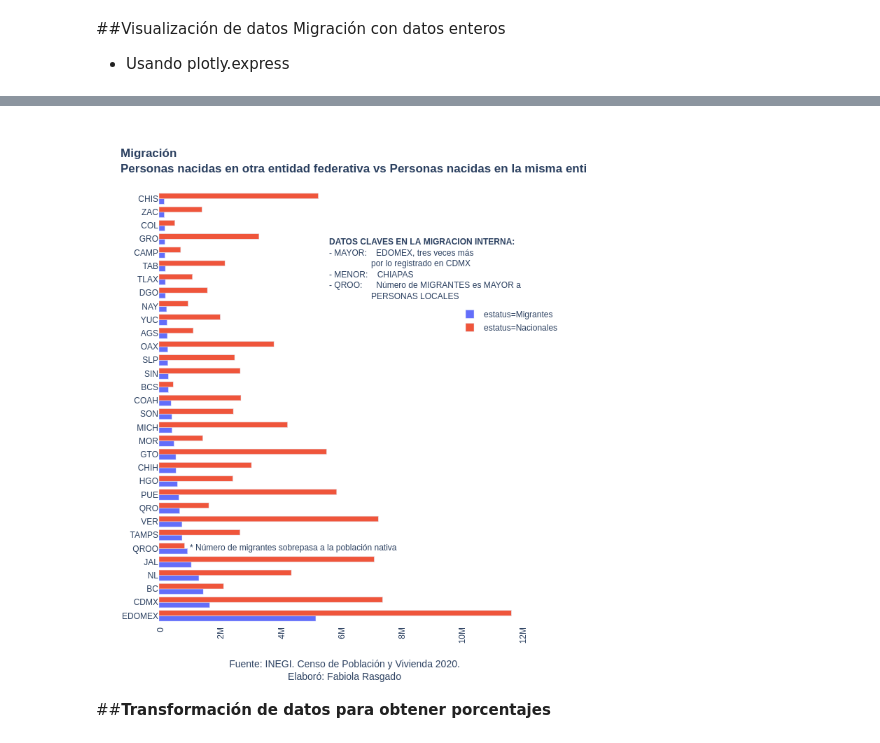
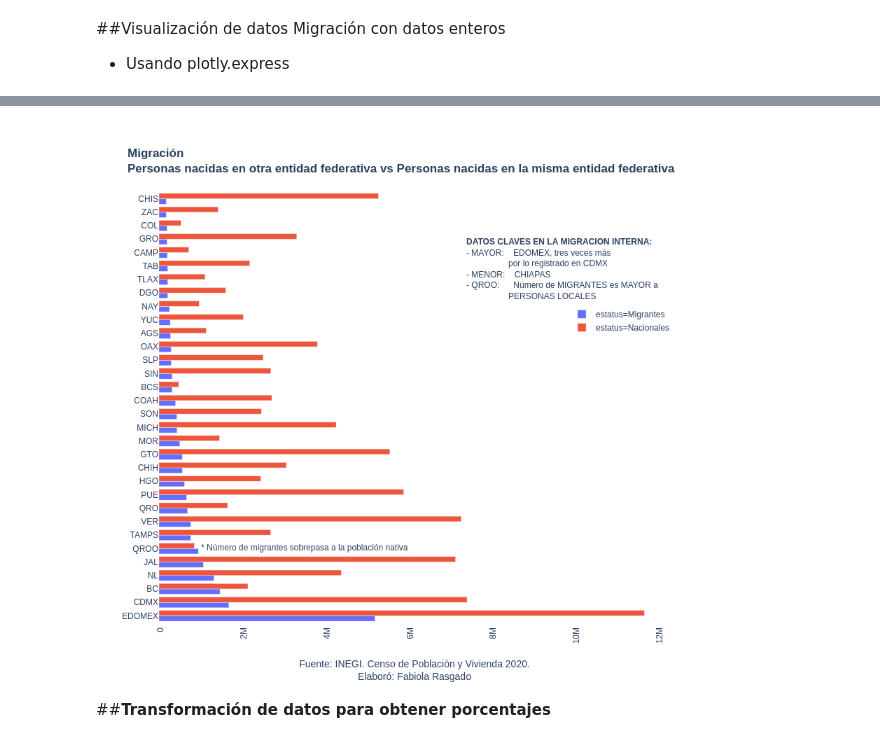
Before and after one commit to frasgado/Analisis_Censo_2020, a Jupyter notebook: 05_MIGRACION_NACIONAL_CENSO2020.ipynb, the cells around one changed output, grey strips where cells are left out. Drawn from its saved outputs; the diff is of its cells as text; code cells hidden in the pictures.

```diff
--- a/05_MIGRACION_NACIONAL_CENSO2020.ipynb
+++ b/05_MIGRACION_NACIONAL_CENSO2020.ipynb
@@ -357,12 +357,16 @@ fig.write_image("05_Numero_de_Personas_en_Migracion_por_Estado.jpg")
 fig.show()
 # %% [output]
 [interactive output not drawn]
-# %%
-img_bytes = fig.to_image(format="png")
-from IPython.display import Image
-Image(img_bytes)
-# %% [output]
-[figure, removed]
+# %%
+# Exportar en formato png
+# En formato HTML, se tiene mejor experiencia de usuario porque hay interacción
+# la gráfica
+#height=350,
+img_bytes = fig.to_image(format="png", width=900, scale=1)
+from IPython.display import Image
+Image(img_bytes)
+# %% [output]
+[figure, added]
 # %% [markdown]
 ##**Transformación de datos para obtener porcentajes**
 # %%
```
Also changed, not shown: parts of 1 cell of this notebook.
